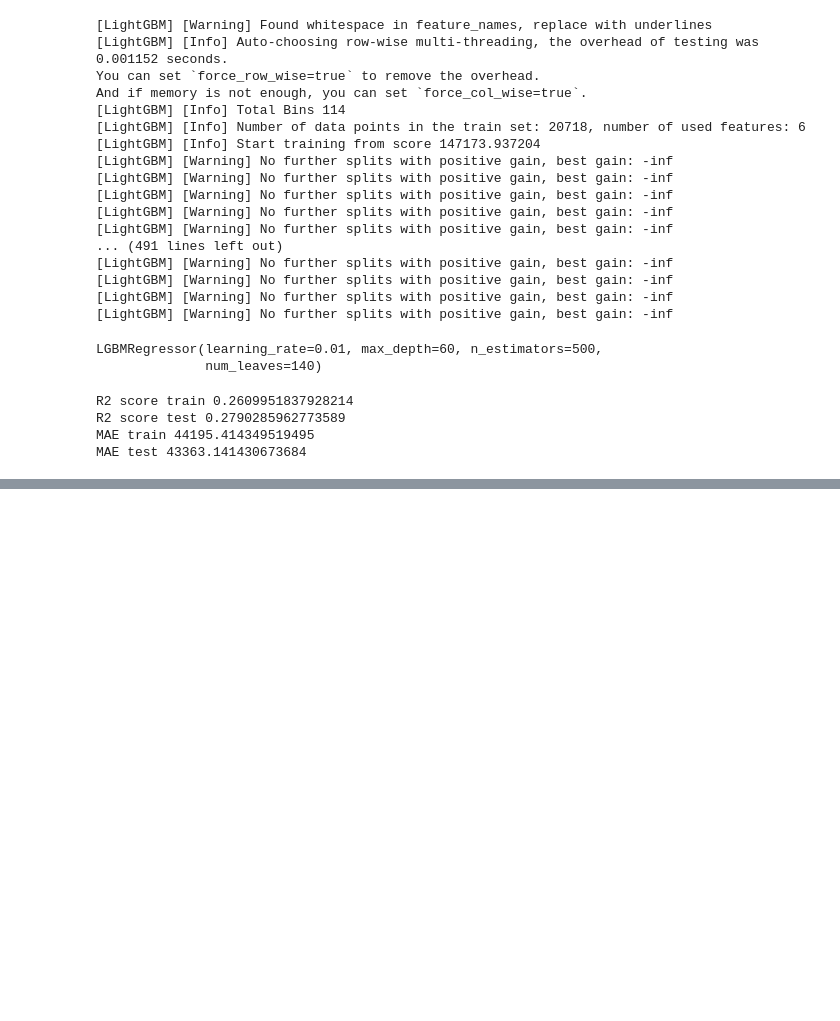
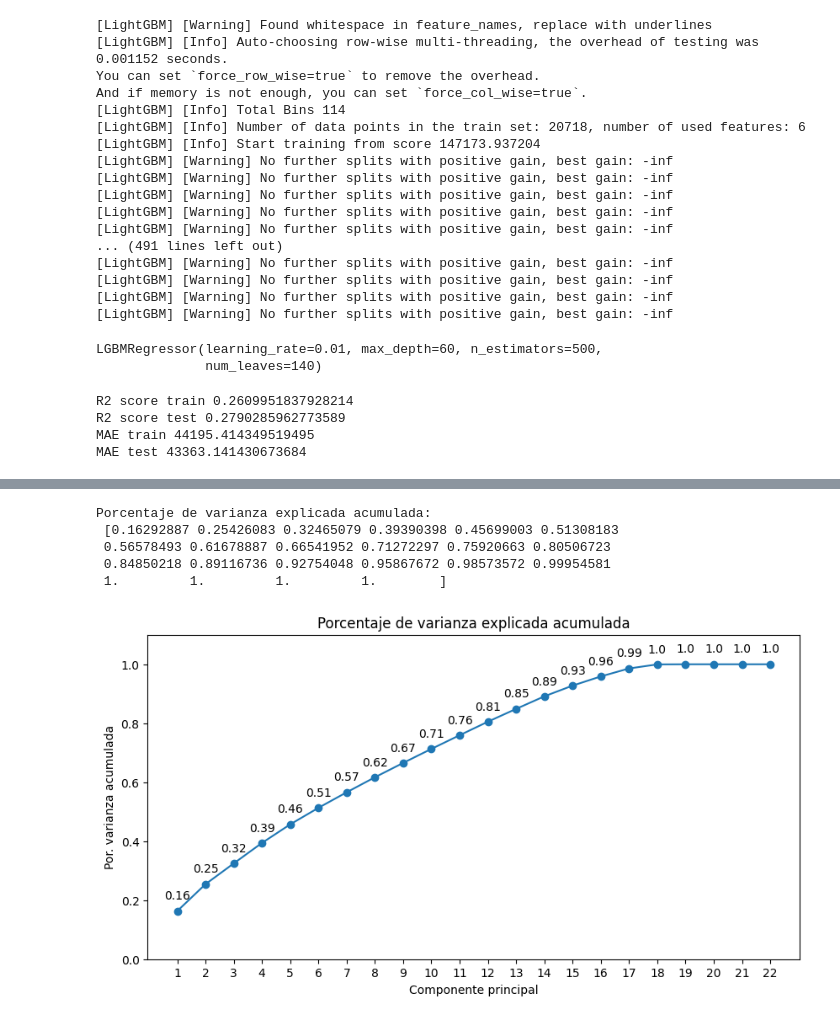
Before and after one commit to tacedo97/ML-AI-Salary-Prediction, a Jupyter notebook: notebooks/03_Entrenamiento_Evaluacion.ipynb, the cells around one changed output, grey strips where cells are left out. Cells and saved outputs as stored; diff of their text form; code cells hidden in the pictures; blank space fills up the shorter version.

Commit message:
continuacion del ejercicio de entrenar y evaluar modelos

```diff
--- a/notebooks/03_Entrenamiento_Evaluacion.ipynb
+++ b/notebooks/03_Entrenamiento_Evaluacion.ipynb
@@ -707,0 +823,4 @@ MAE test 43363.141430673684
+# %%
+pd.set_option('display.max_columns', None)
+train_df_numeric = train_df.select_dtypes(include="number")
+train_df_numeric
@@ -707,0 +895,4 @@ MAE test 43363.141430673684
+# %%
+pca_pipe = make_pipeline(StandardScaler(), PCA(n_components=22))
+pca_pipe.fit(train_df_numeric.drop(columns="salary_in_usd"))
+modelo_pca = pca_pipe['pca']
@@ -707,0 +948,34 @@ MAE test 43363.141430673684
+# %%
+prop_varianza_acum = modelo_pca.explained_variance_ratio_.cumsum()
+print('Porcentaje de varianza explicada acumulada:\n', prop_varianza_acum)
+# %% [output]
+Porcentaje de varianza explicada acumulada:
+ [0.16292887 0.25426083 0.32465079 0.39390398 0.45699003 0.51308183
+ 0.56578493 0.61678887 0.66541952 0.71272297 0.75920663 0.80506723
+ 0.84850218 0.89116736 0.92754048 0.95867672 0.98573572 0.99954581
+ 1.         1.         1.         1.        ]
+# %%
+fig, ax = plt.subplots(nrows=1, ncols=1, figsize=(10, 5))
+ax.plot(
+    np.arange(1,23),
+    prop_varianza_acum,
+    marker = 'o'
+)
+
+for x, y in zip(np.arange(1,23), prop_varianza_acum):
+    label = round(y, 2)
+    ax.annotate(
+        label,
+        (x,y),
+        textcoords="offset points",
+        xytext=(0,10),
+        ha='center'
+    )
+
+ax.set_ylim(0, 1.1)
+ax.set_xticks(np.arange(1,23))
+ax.set_title('Porcentaje de varianza explicada acumulada')
+ax.set_xlabel('Componente principal')
+ax.set_ylabel('Por. varianza acumulada');
+# %% [output]
+[figure, added]
```
Also changed, not shown: parts of 29 cells of this notebook.
